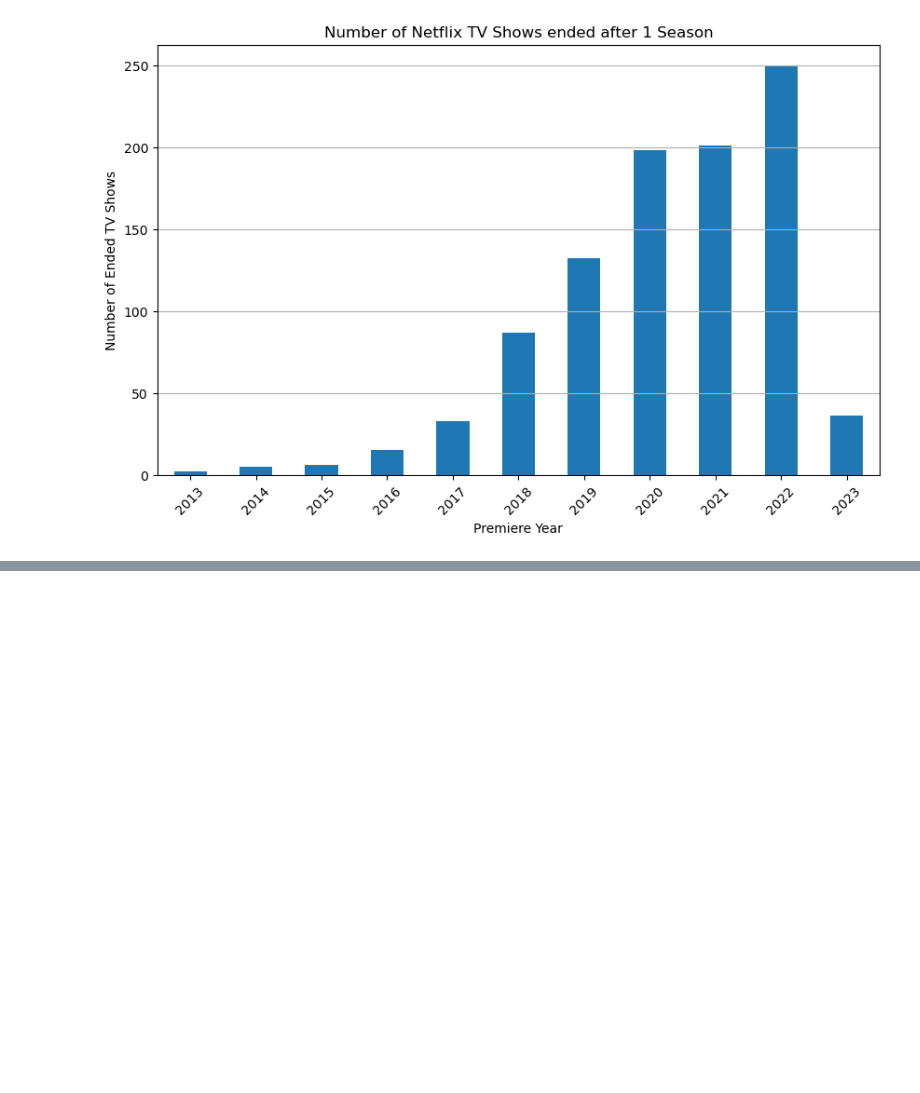
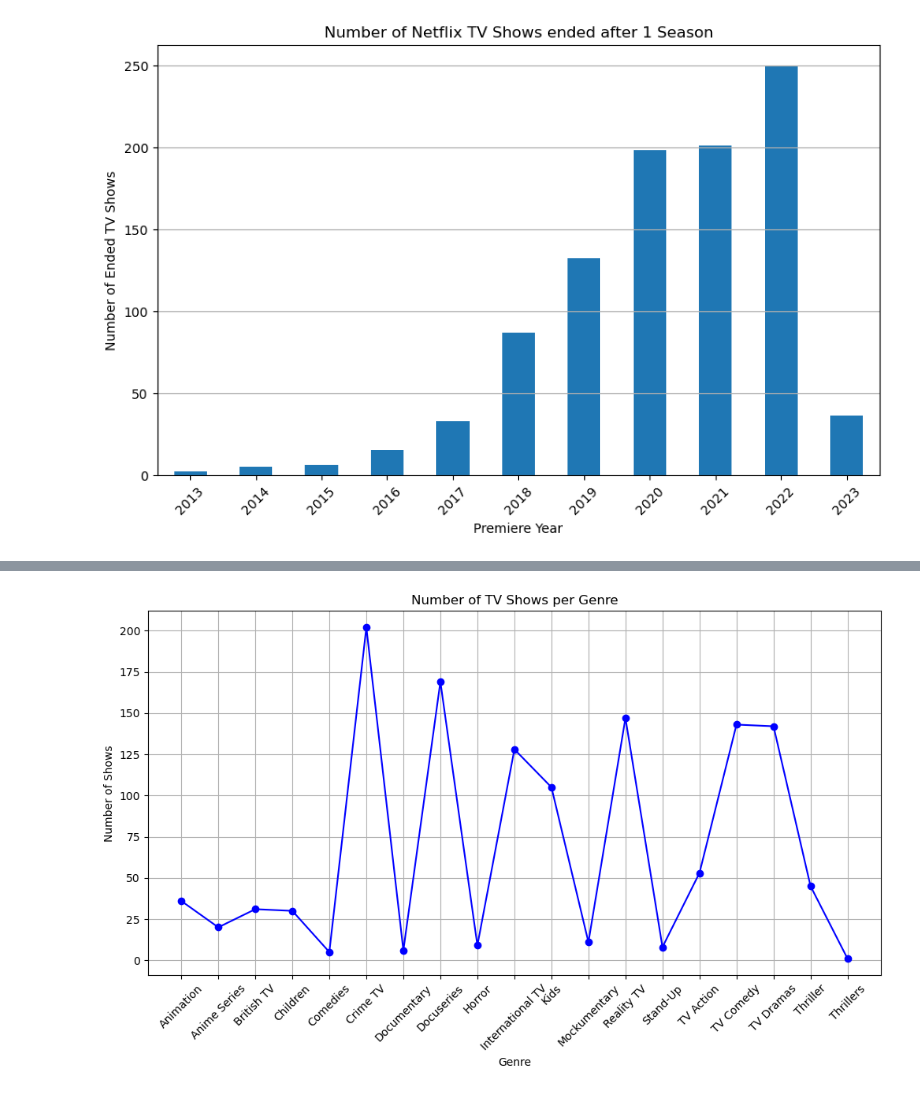
Before and after one commit to R-Byrd/project-one, a Jupyter notebook: Netflix_Statistical_Analysis_R.ipynb, the cells around one changed output, grey strips where cells are left out. Cells and saved outputs as stored; diff of their text form; code cells hidden in the pictures; blank space fills up the shorter version.

```diff
--- a/Netflix_Statistical_Analysis_R.ipynb
+++ b/Netflix_Statistical_Analysis_R.ipynb
@@ -144,0 +175,17 @@ Name: count, dtype: int64
+# %%
+# Group by 'Genre' and count the number of shows per genre
+genre_counts = netflix_data_df['Genre'].value_counts().sort_index()
+
+# Create the line graph
+plt.figure(figsize=(12, 6))
+plt.plot(genre_counts.index, genre_counts.values, marker='o', linestyle='-', color='b')
+plt.title('Number of TV Shows per Genre')
+plt.xlabel('Genre')
+plt.ylabel('Number of Shows')
+plt.xticks(rotation=45)
+plt.grid(True)
+
+# Optionally, you can still display the plot
+plt.show()
+# %% [output]
+[figure, added]
```
Also changed, not shown: parts of 3 cells of this notebook, 5 other files.
